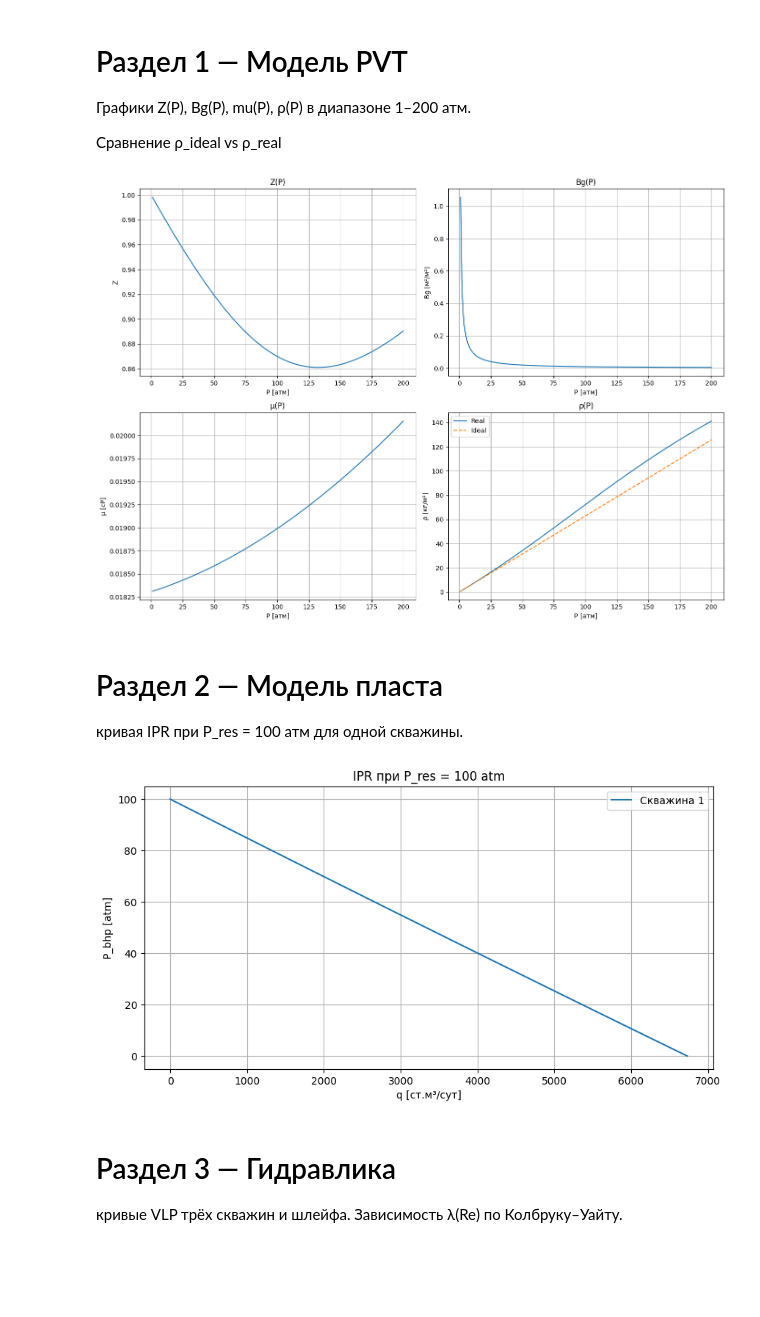
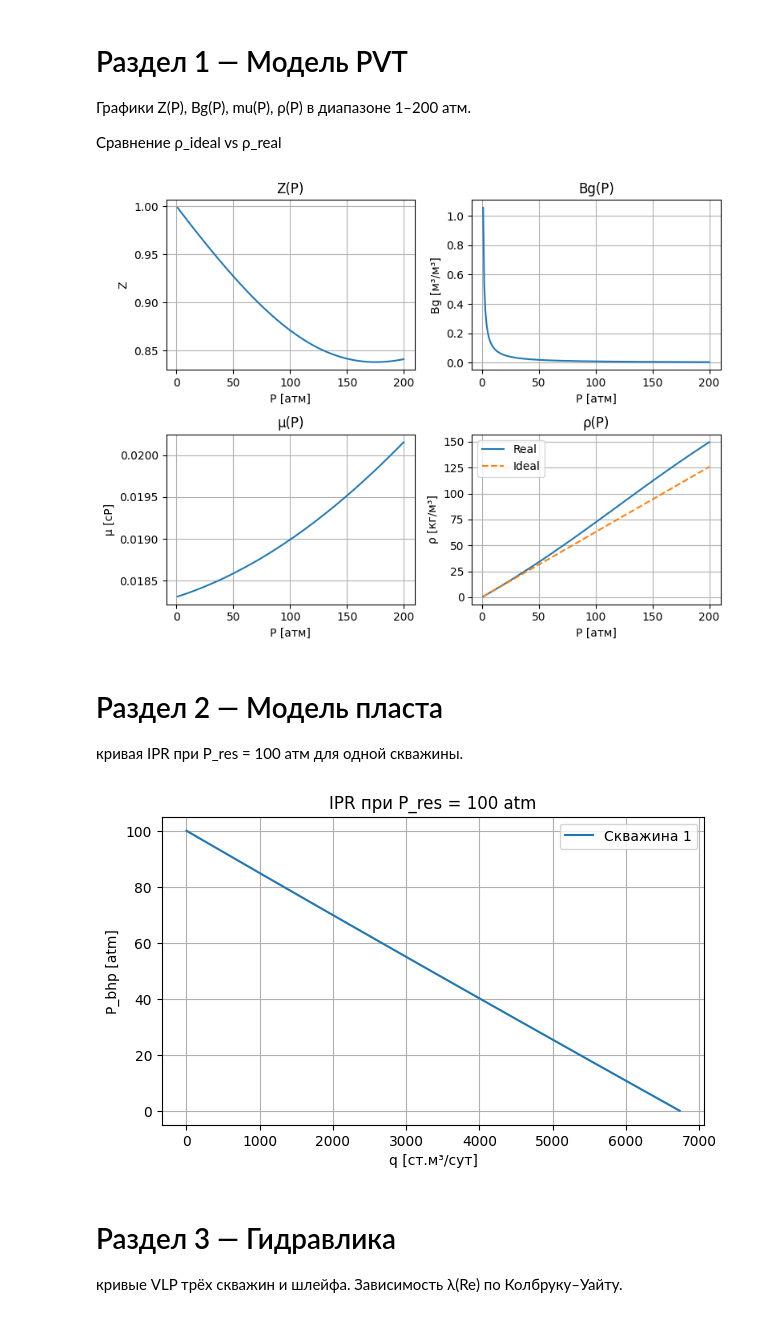
Before and after one commit to luismhpz95/gas_field_simulator, a Jupyter notebook: курсовая.ipynb, the cells around one changed output. Saved outputs shown, nothing was run; the diff lists cells and outputs as text; code cells hidden in the pictures; blank space fills up the shorter version.

```diff
--- a/курсовая.ipynb
+++ b/курсовая.ipynb
@@ -9,15 +9,15 @@ from src.reservoir  import ResProps, Reservoir
 from src.pipe       import Pipe
 from src.well       import Well
 from src.compressor import DCS
+from src.simulator import FieldSimulator
 
-plt.rcParams['figure.figsize'] = (10, 5)
 plt.rcParams['axes.grid'] = True
 # %%
 M = 0.016
 T_res = 310.0
 df = pd.read_csv('hw2_data.csv', sep=';')
-xa = df['xa, mol. %'].iloc[15]
-xy = df['xy, mol. %'].iloc[15]
+xa = df['xa, mol. %'].iloc[15] / 100
+xy = df['xy, mol. %'].iloc[15] / 100
 rho_c = df['rho_c, kg/m3'].iloc[15]
 
 fluid = Fluid(M=M, rho_c=rho_c, xa=xa, xy=xy, T=T_res)
@@ -56,30 +61,30 @@ dcs   = DCS(CR=CR, P_line=P_line, q_ext=q_ext)
 # %%
 P_range = np.linspace(1, 200, 200)
 
 Z_vals   = [fluid.z(P)   for P in P_range]
 Bg_vals  = [fluid.bg(P)  for P in P_range]
 mu_vals  = [fluid.mu(P)  for P in P_range]
 rho_vals = [fluid.ro(P)  for P in P_range]
 
 R = 8.314
 rho_ideal = [P * 101325 * M / (1.0 * R * T_res) for P in P_range]
 
-fig, axes = plt.subplots(2, 2, figsize=(14, 10))
+fig, axes = plt.subplots(2, 2, figsize=(8, 6))
 
 #Графики Z(P), Bg(P), mu(P)
 axes[0,0].plot(P_range, Z_vals);   axes[0,0].set(title='Z(P)', xlabel='P [атм]', ylabel='Z')
 axes[0,1].plot(P_range, Bg_vals);  axes[0,1].set(title='Bg(P)', xlabel='P [атм]', ylabel='Bg [м³/м³]')
 axes[1,0].plot(P_range, mu_vals);  axes[1,0].set(title='μ(P)', xlabel='P [атм]', ylabel='μ [cP]')
 #ρ(P), cравнение ρ_ideal vs ρ_real
 axes[1,1].plot(P_range, rho_vals, label='Real')
 axes[1,1].plot(P_range, rho_ideal, '--', label='Ideal')
 axes[1,1].set(title='ρ(P)', xlabel='P [атм]', ylabel='ρ [кг/м³]')
 axes[1,1].legend()
 
 plt.tight_layout()
 plt.show()
 # %% [output]
-[figure, old version]
+[figure, new version]
 # %% [markdown]
 # Раздел 2 — Модель пласта
 
@@ -89,14 +94,14 @@ P_res = 100
 P_bhp_range = np.linspace(0, P_res, 100)
 q_ipr = [well_1.q(P_res, P_bhp) for P_bhp in P_bhp_range]
 
-fig, ax = plt.subplots()
-ax.plot(q_ipr, P_bhp_range, label=f'Скважина 1')
-ax.set(xlabel='q [ст.м³/сут]', ylabel='P_bhp [atm]',
+fig, axes = plt.subplots(figsize=(7, 4))
+axes.plot(q_ipr, P_bhp_range, label=f'Скважина 1')
+axes.set(xlabel='q [ст.м³/сут]', ylabel='P_bhp [atm]',
        title=f'IPR при P_res = {P_res} atm')
-ax.legend()
+axes.legend()
 plt.show()
 # %% [output]
-[figure, old version]
+[figure, new version]
 # %% [markdown]
 # Раздел 3 — Гидравлика
 
```
Also changed, not shown: parts of 6 cells of this notebook.
